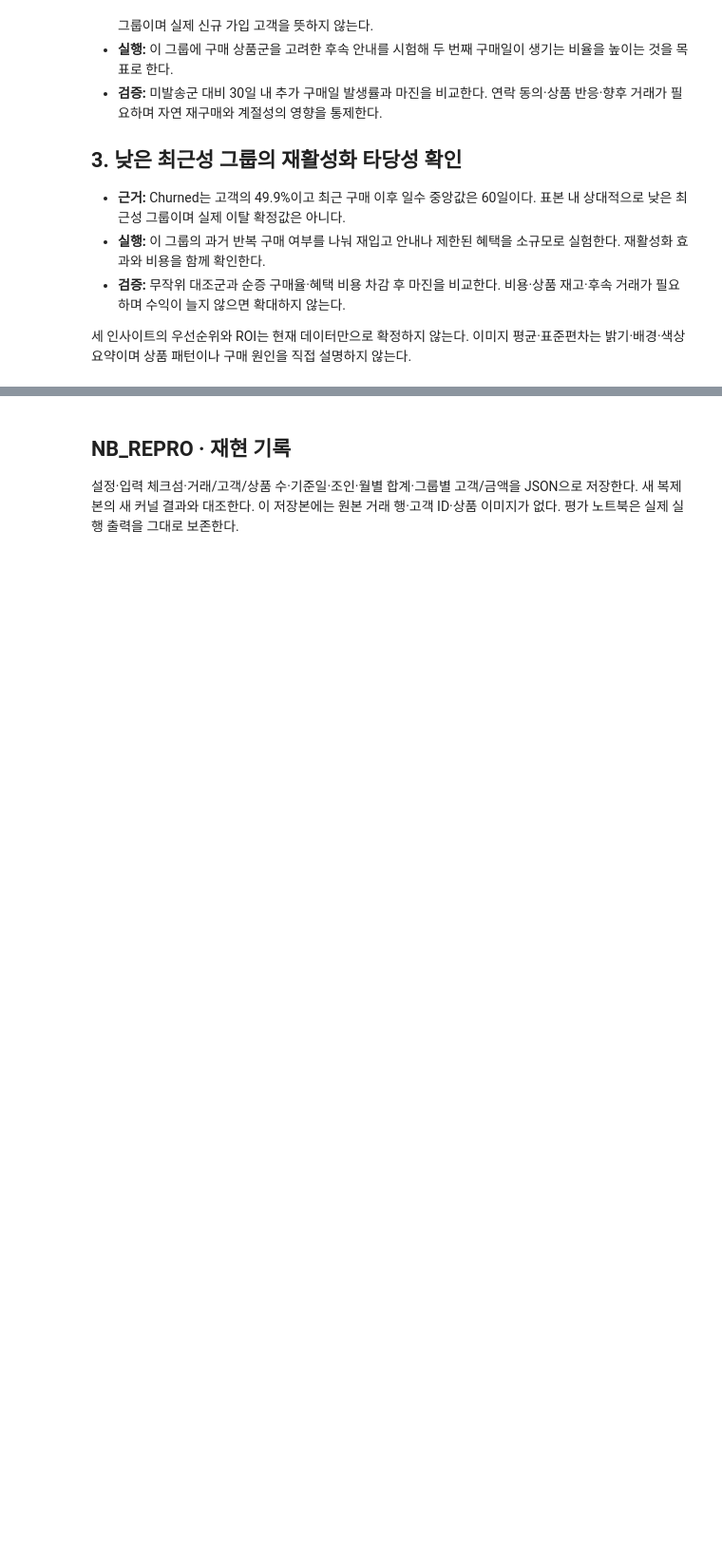
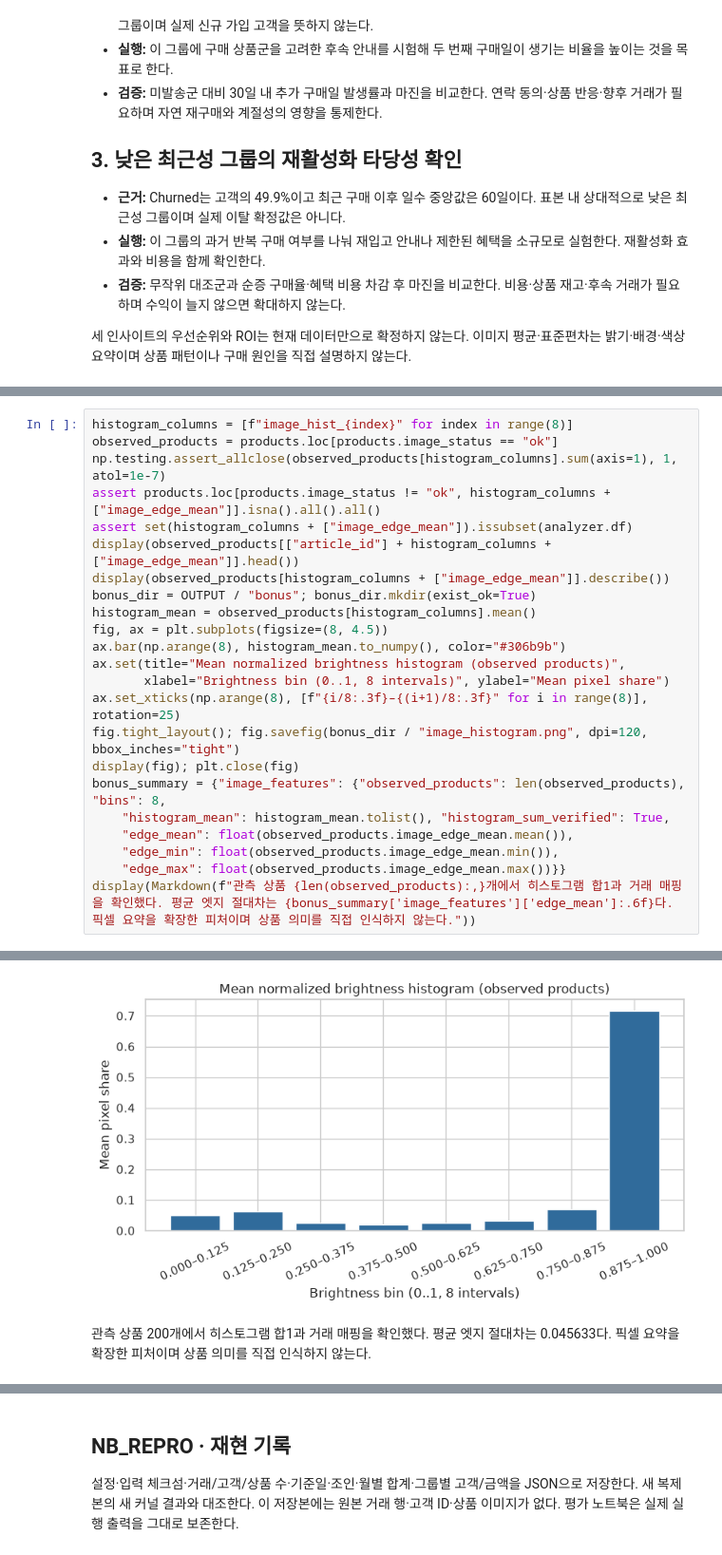
Before and after one commit to ntt65/A1_1, a Jupyter notebook: notebooks/analysis_report.ipynb, the cells around one changed output, grey strips where cells are left out. Shown at 95% size. Saved outputs shown, nothing was run; the diff lists cells and outputs as text; blank space fills up the shorter version.

```diff
--- a/notebooks/analysis_report.ipynb
+++ b/notebooks/analysis_report.ipynb
@@ -318,0 +323,24 @@ display(Markdown(insights))
+# %%
+histogram_columns = [f"image_hist_{index}" for index in range(8)]
+observed_products = products.loc[products.image_status == "ok"]
+np.testing.assert_allclose(observed_products[histogram_columns].sum(axis=1), 1, atol=1e-7)
+assert products.loc[products.image_status != "ok", histogram_columns + ["image_edge_mean"]].isna().all().all()
+assert set(histogram_columns + ["image_edge_mean"]).issubset(analyzer.df)
+display(observed_products[["article_id"] + histogram_columns + ["image_edge_mean"]].head())
+display(observed_products[histogram_columns + ["image_edge_mean"]].describe())
+bonus_dir = OUTPUT / "bonus"; bonus_dir.mkdir(exist_ok=True)
+histogram_mean = observed_products[histogram_columns].mean()
+fig, ax = plt.subplots(figsize=(8, 4.5))
+ax.bar(np.arange(8), histogram_mean.to_numpy(), color="#306b9b")
+ax.set(title="Mean normalized brightness histogram (observed products)",
+       xlabel="Brightness bin (0..1, 8 intervals)", ylabel="Mean pixel share")
+ax.set_xticks(np.arange(8), [f"{i/8:.3f}–{(i+1)/8:.3f}" for i in range(8)], rotation=25)
+fig.tight_layout(); fig.savefig(bonus_dir / "image_histogram.png", dpi=120, bbox_inches="tight")
+display(fig); plt.close(fig)
+bonus_summary = {"image_features": {"observed_products": len(observed_products), "bins": 8,
+    "histogram_mean": histogram_mean.tolist(), "histogram_sum_verified": True,
+    "edge_mean": float(observed_products.image_edge_mean.mean()),
+    "edge_min": float(observed_products.image_edge_mean.min()),
+    "edge_max": float(observed_products.image_edge_mean.max())}}
+display(Markdown(f"관측 상품 {len(observed_products):,}개에서 히스토그램 합1과 거래 매핑을 확인했다. 평균 엣지 절대차는 {bonus_summary['image_features']['edge_mean']:.6f}다. 픽셀 요약을 확장한 피처이며 상품 의미를 직접 인식하지 않는다."))
+# %% [output]
@@ -318,0 +362,2 @@ display(Markdown(insights))
+[figure, added]
+관측 상품 200개에서 히스토그램 합1과 거래 매핑을 확인했다. 평균 엣지 절대차는 0.045633다. 픽셀 요약을 확장한 피처이며 상품 의미를 직접 인식하지 않는다.
```
Also changed, not shown: parts of 8 cells of this notebook, 21 other files.
